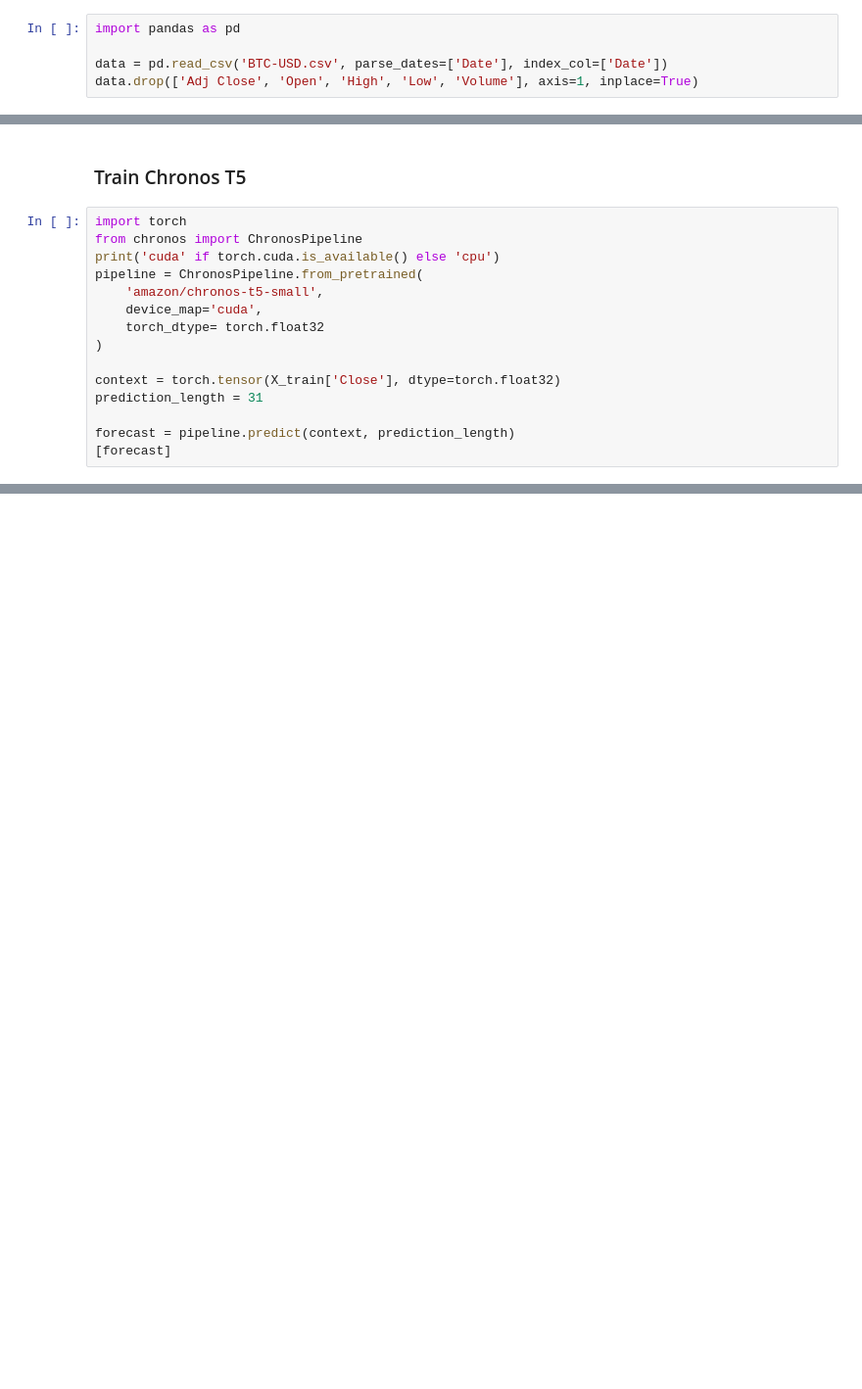
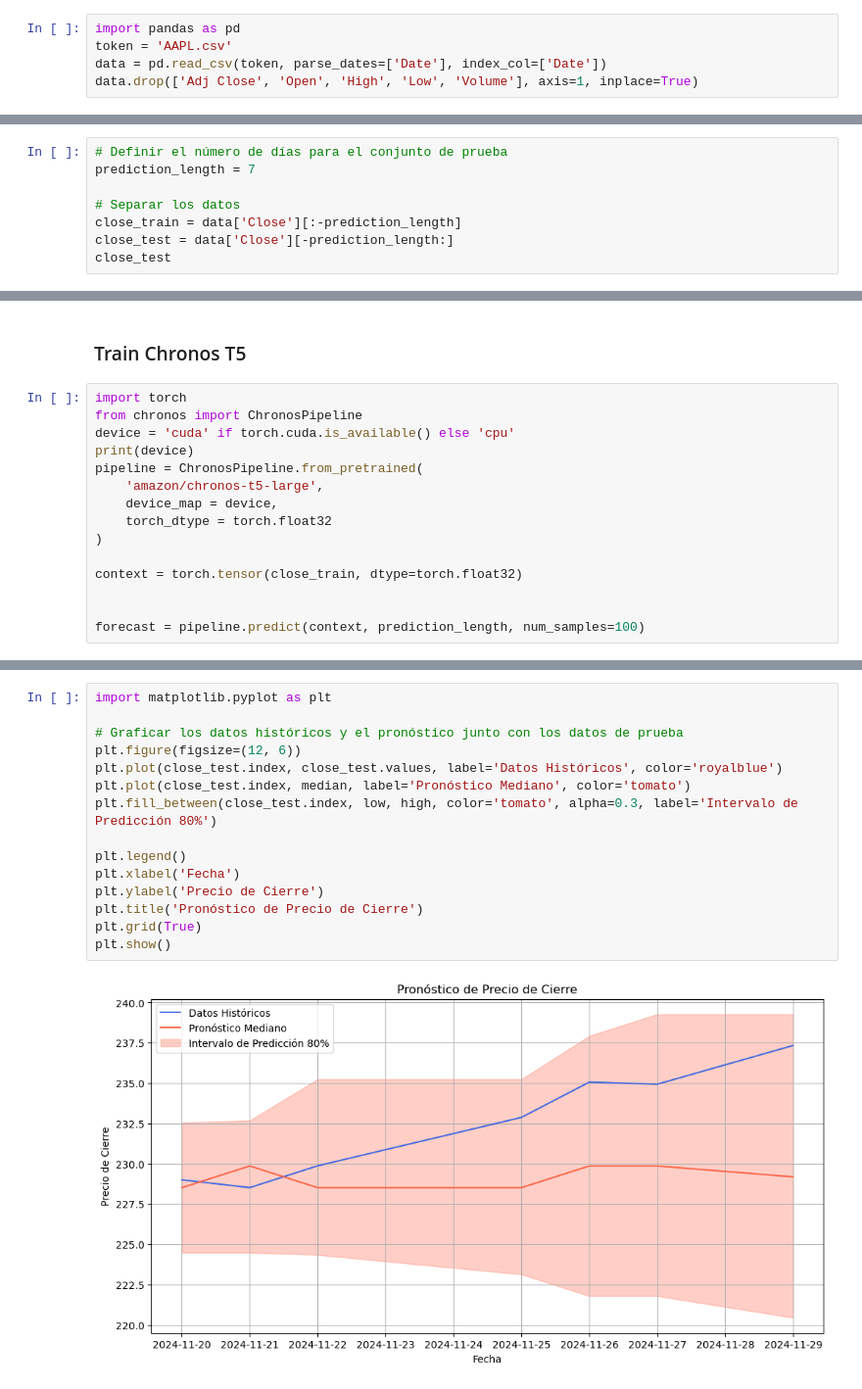
Before and after one commit to Ivo196/Chronos-T5-Large, a Jupyter notebook: Chronos-T5.ipynb, the cells around one changed output, grey strips where cells are left out. Shown at 98% size. Cells and saved outputs as stored; diff of their text form; blank space fills up the shorter version.

Commit message:
add new data and ft

```diff
--- a/Chronos-T5.ipynb
+++ b/Chronos-T5.ipynb
@@ -11,5 +5,5 @@ data.to_csv('BTC-USD.csv')
 # %%
 import pandas as pd
-
-data = pd.read_csv('BTC-USD.csv', parse_dates=['Date'], index_col=['Date'])
+token = 'AAPL.csv'
+data = pd.read_csv(token, parse_dates=['Date'], index_col=['Date'])
 data.drop(['Adj Close', 'Open', 'High', 'Low', 'Volume'], axis=1, inplace=True)
@@ -58,0 +10,8 @@ X_test_scaled = scaler.transform(X_test)
+# %%
+# Definir el número de días para el conjunto de prueba
+prediction_length = 7
+
+# Separar los datos
+close_train = data['Close'][:-prediction_length]
+close_test = data['Close'][-prediction_length:]
+close_test
@@ -61,17 +30,17 @@ X_test_scaled = scaler.transform(X_test)
 # %%
 import torch
 from chronos import ChronosPipeline
-print('cuda' if torch.cuda.is_available() else 'cpu')
+device = 'cuda' if torch.cuda.is_available() else 'cpu'
+print(device)
 pipeline = ChronosPipeline.from_pretrained(
-    'amazon/chronos-t5-small',
-    device_map='cuda',
-    torch_dtype= torch.float32
+    'amazon/chronos-t5-large',
+    device_map = device,
+    torch_dtype = torch.float32
 )
 
-context = torch.tensor(X_train['Close'], dtype=torch.float32)
-prediction_length = 31
+context = torch.tensor(close_train, dtype=torch.float32)
 
-forecast = pipeline.predict(context, prediction_length)
-[forecast]
+
+forecast = pipeline.predict(context, prediction_length, num_samples=100)
 # %% [output]
 cuda
@@ -110,0 +52,17 @@ plt.show()
+# %%
+import matplotlib.pyplot as plt
+
+# Graficar los datos históricos y el pronóstico junto con los datos de prueba
+plt.figure(figsize=(12, 6))
+plt.plot(close_test.index, close_test.values, label='Datos Históricos', color='royalblue')
+plt.plot(close_test.index, median, label='Pronóstico Mediano', color='tomato')
+plt.fill_between(close_test.index, low, high, color='tomato', alpha=0.3, label='Intervalo de Predicción 80%')
+
+plt.legend()
+plt.xlabel('Fecha')
+plt.ylabel('Precio de Cierre')
+plt.title('Pronóstico de Precio de Cierre')
+plt.grid(True)
+plt.show()
+# %% [output]
+[figure, added]
```
Also changed, not shown: parts of 11 cells of this notebook, 2 other files.
